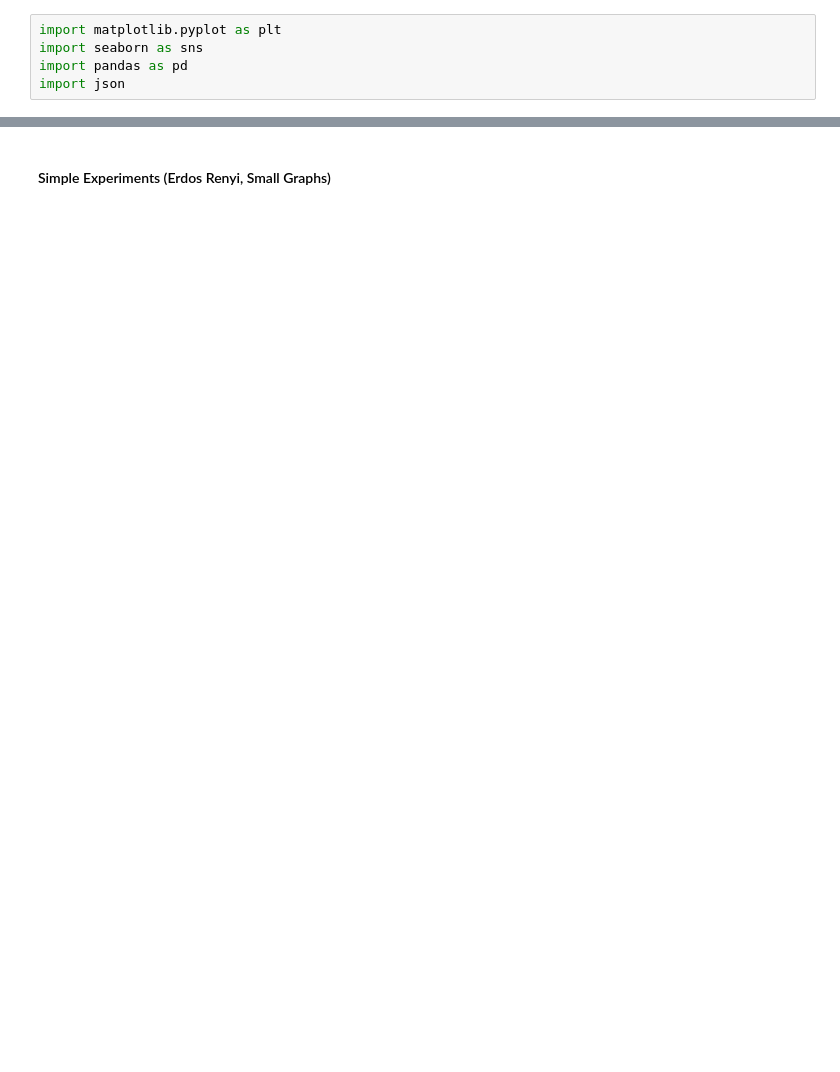
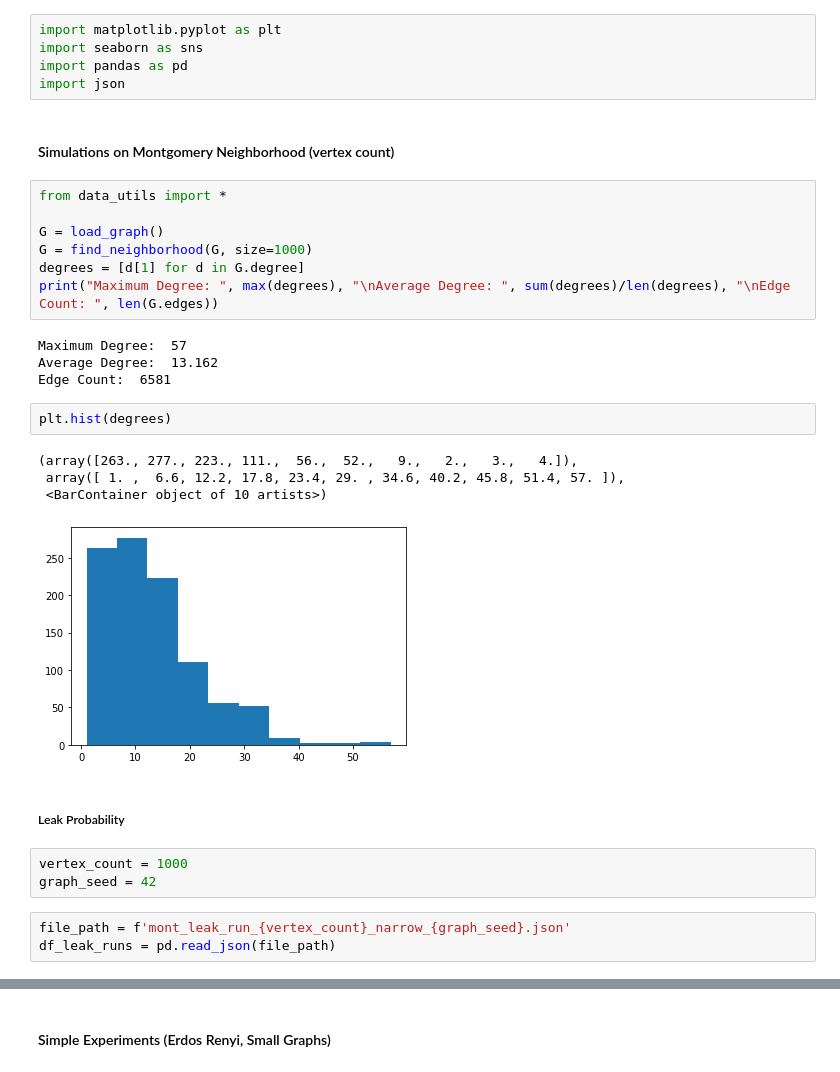
Before and after one commit to Ann924/LeakyVaccine, a Jupyter notebook: Visualizations.ipynb, the cells around one changed output, grey strips where cells are left out. Saved outputs shown, nothing was run; the diff lists cells and outputs as text; blank space fills up the shorter version.

```diff
--- a/Visualizations.ipynb
+++ b/Visualizations.ipynb
@@ -3,3 +3,31 @@ import matplotlib.pyplot as plt
 import seaborn as sns
 import pandas as pd
 import json
+# %% [markdown]
+#### Simulations on Montgomery Neighborhood (vertex count)
+# %%
+from data_utils import *
+
+G = load_graph()
+G = find_neighborhood(G, size=1000)
+degrees = [d[1] for d in G.degree]
+print("Maximum Degree: ", max(degrees), "\nAverage Degree: ", sum(degrees)/len(degrees), "\nEdge Count: ", len(G.edges))
+# %% [output]
+Maximum Degree:  57
+Average Degree:  13.162
+Edge Count:  6581
+# %%
+plt.hist(degrees)
+# %% [output]
+(array([263., 277., 223., 111.,  56.,  52.,   9.,   2.,   3.,   4.]),
+ array([ 1. ,  6.6, 12.2, 17.8, 23.4, 29. , 34.6, 40.2, 45.8, 51.4, 57. ]),
+ <BarContainer object of 10 artists>)
+[figure, added]
+# %% [markdown]
+##### Leak Probability #####
+# %%
+vertex_count = 1000
+graph_seed = 42
+# %%
+file_path = f'mont_leak_run_{vertex_count}_narrow_{graph_seed}.json'
+df_leak_runs = pd.read_json(file_path)
```
Also changed, not shown: parts of 32 cells of this notebook, 24 other files.
